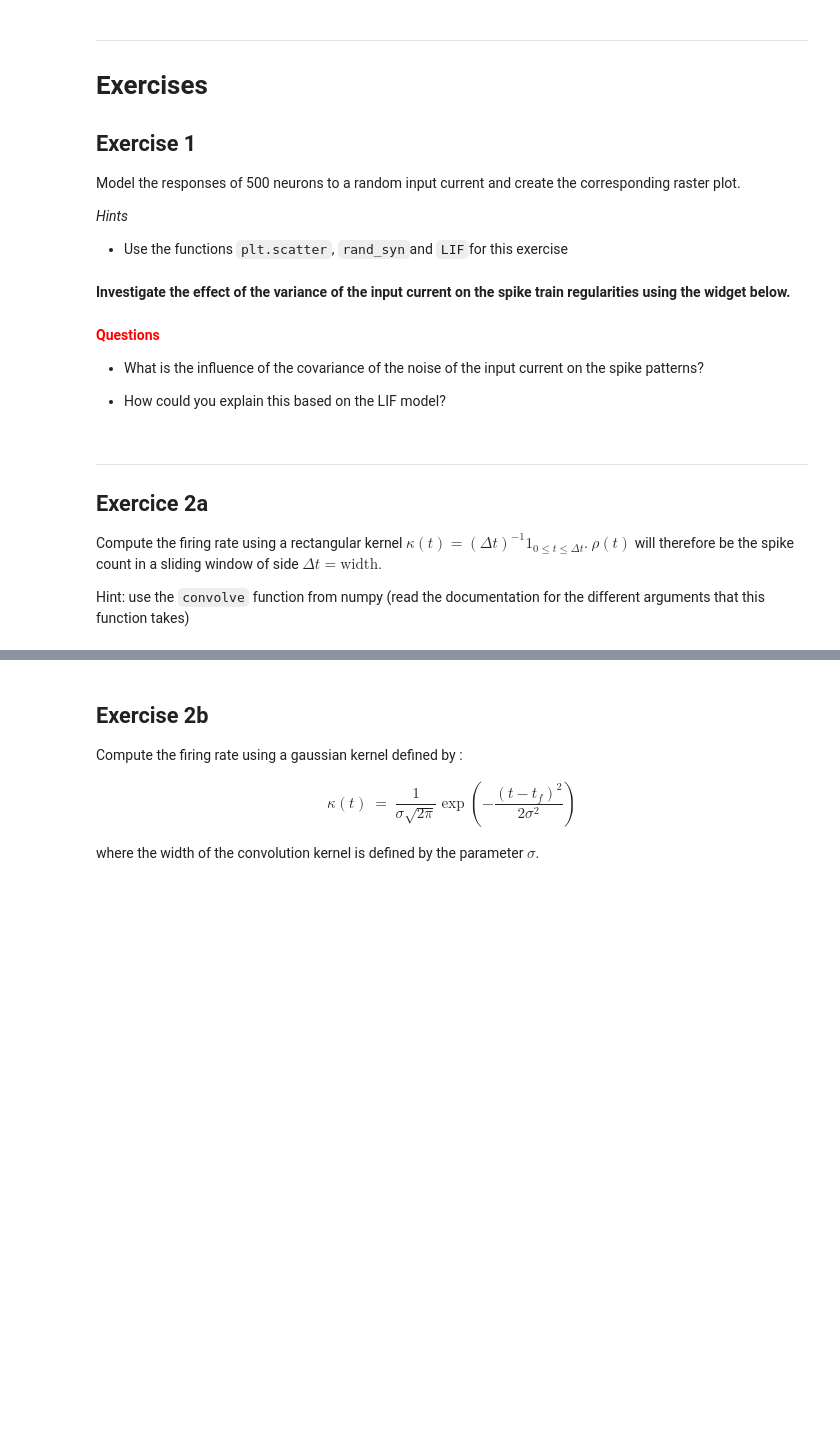
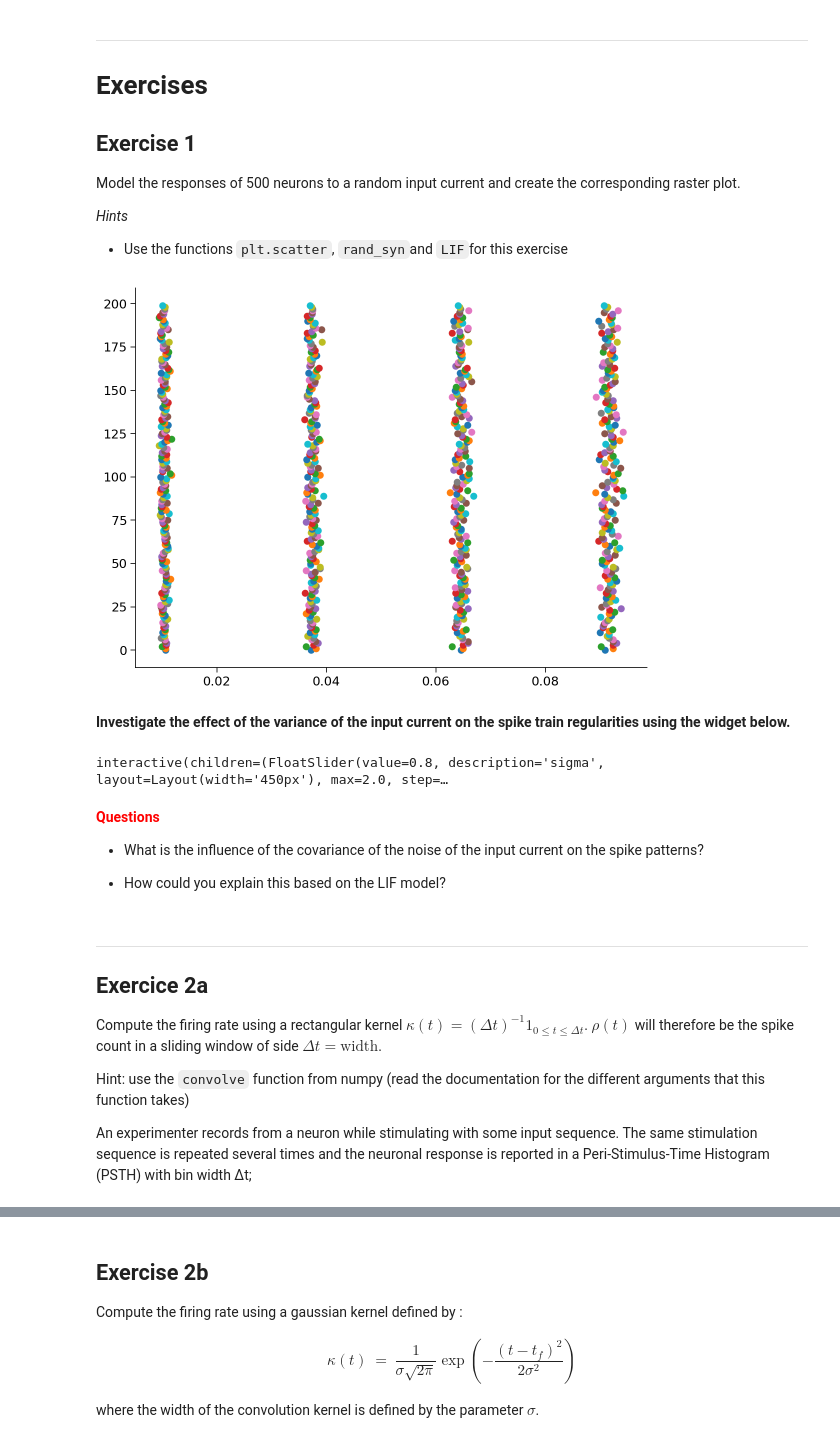
Before and after one commit to fblondiaux/LGBIO2072-2020, a Jupyter notebook: LGBIO2072_TP2.ipynb, the cells around one changed output, grey strips where cells are left out. Drawn from its saved outputs; the diff is of its cells as text; code cells hidden in the pictures; blank space fills up the shorter version.

```diff
--- a/LGBIO2072_TP2.ipynb
+++ b/LGBIO2072_TP2.ipynb
@@ -177,40 +154,47 @@ Model the responses of 500 neurons to a random input current and create the corr
 *Hints*
 * Use the functions `plt.scatter`, `rand_syn`and `LIF`for this exercise
 # %%
-def make_raster_plot(N,t_range,sigma=0.1):
+def make_raster_plot(N,t_range,sigma_in):
     """
     Computes the answer of N neurons to a random synaptic input current and plot the results as a raster plot
 
     Inputs :
         N : Number of neurons
         t_range : Time-domain on which we want to investigate the neurons' responses
         sigma: Standard deviation of the noise of the input current
     Outputs :
         none
     """
 
     # Compute the responses of the neurons using the LIF function (do not forget to generate the input current )
 
     ######################
     ### your code here ###
     ######################
+    dt = t_range[1]-t_range[0]
 
+    spikeTimes = {}
+
+    for n in range(N):
+        u,spikeTimes[n] = LIF(rand_syn(t_range, sigma=sigma_in),t_range)
 
 
     # Represent these responses on a scatter plot (one line corresponds to one neuron)
     ######################
     ### your code here ###
     ######################
-
-
+    for i in range(N):
+        plt.scatter(spikeTimes[i], i*np.ones_like(spikeTimes[i]))
     return
 # Run the lines below to test your code
 
 
 t_max = 100e-3   # second
 dt = .1e-3        # second
 t_range = np.arange(0,t_max,dt)
-make_raster_plot(200,t_range,sigma=0.1)
+make_raster_plot(200,t_range,sigma_in=0.1)
+# %% [output]
+[figure, added]
 # %% [markdown]
 **Investigate the effect of the variance of the input current on the spike train regularities using the widget below.**
 # %%
@@ -227,9 +211,10 @@ def raster_plot(sigma = 0.8):
     dt = 1e-3        # second
     step_end = int(t_max / dt) - 1
     t_range = np.linspace(0,dt*step_end,step_end)
-    input_current = rand_syn(t_range,dt, sigma)
 
     make_raster_plot(200,t_range,sigma)
+# %% [output]
+interactive(children=(FloatSlider(value=0.8, description='sigma', layout=Layout(width='450px'), max=2.0, step=…
 # %% [markdown]
 <font color="red"> **Questions**
 </font>
@@ -245,6 +230,8 @@ def raster_plot(sigma = 0.8):
 Compute the firing rate using a rectangular kernel $ \kappa(t)= (\Delta t)^{-1} 1_{0 \leq t \leq \Delta t} $. $\rho(t)$ will therefore be the spike count in a sliding window of side $\Delta t = \text{width}$.
 
 Hint: use the `convolve` function from numpy (read the documentation for the different arguments that this function takes)
+
+An experimenter records from a neuron while stimulating with some input sequence. The same stimulation sequence is repeated several times and the neuronal response is reported in a Peri-Stimulus-Time Histogram (PSTH) with bin width Δt;
 # %%
 def firing_rate(S,kernel):
     """
```
Also changed, not shown: parts of 18 cells of this notebook, 1 other file.
